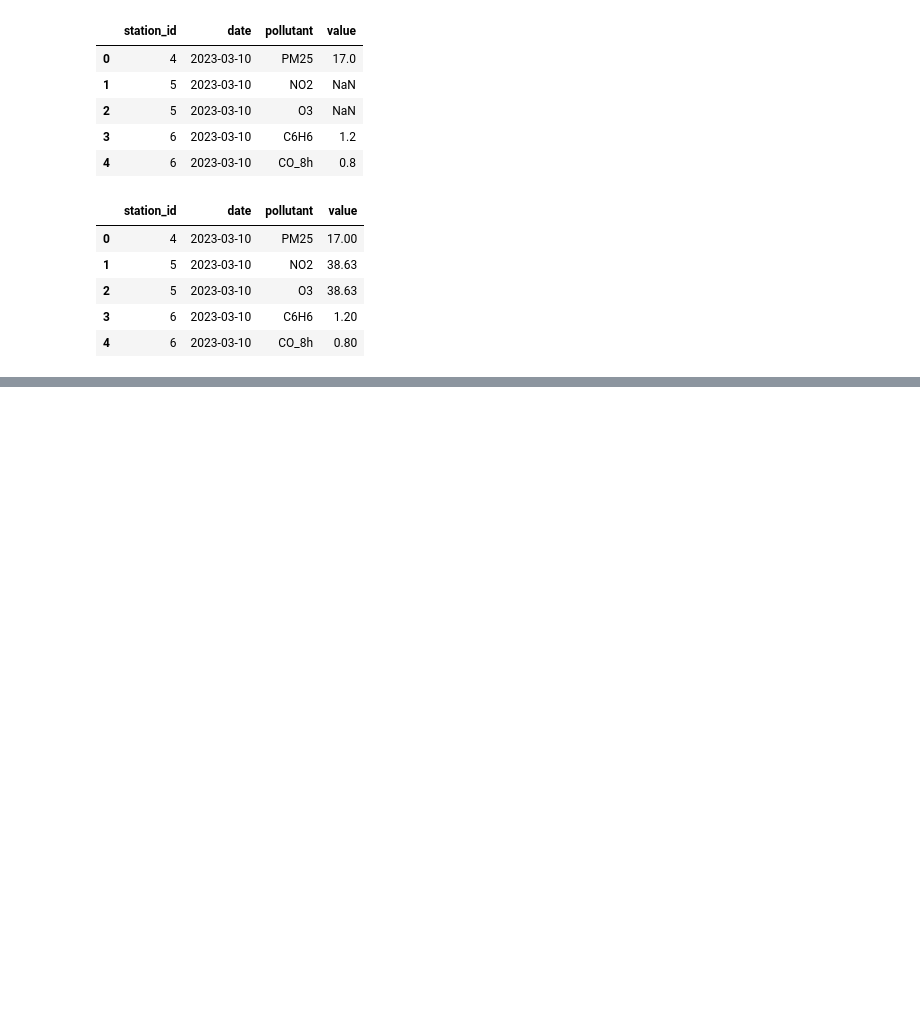
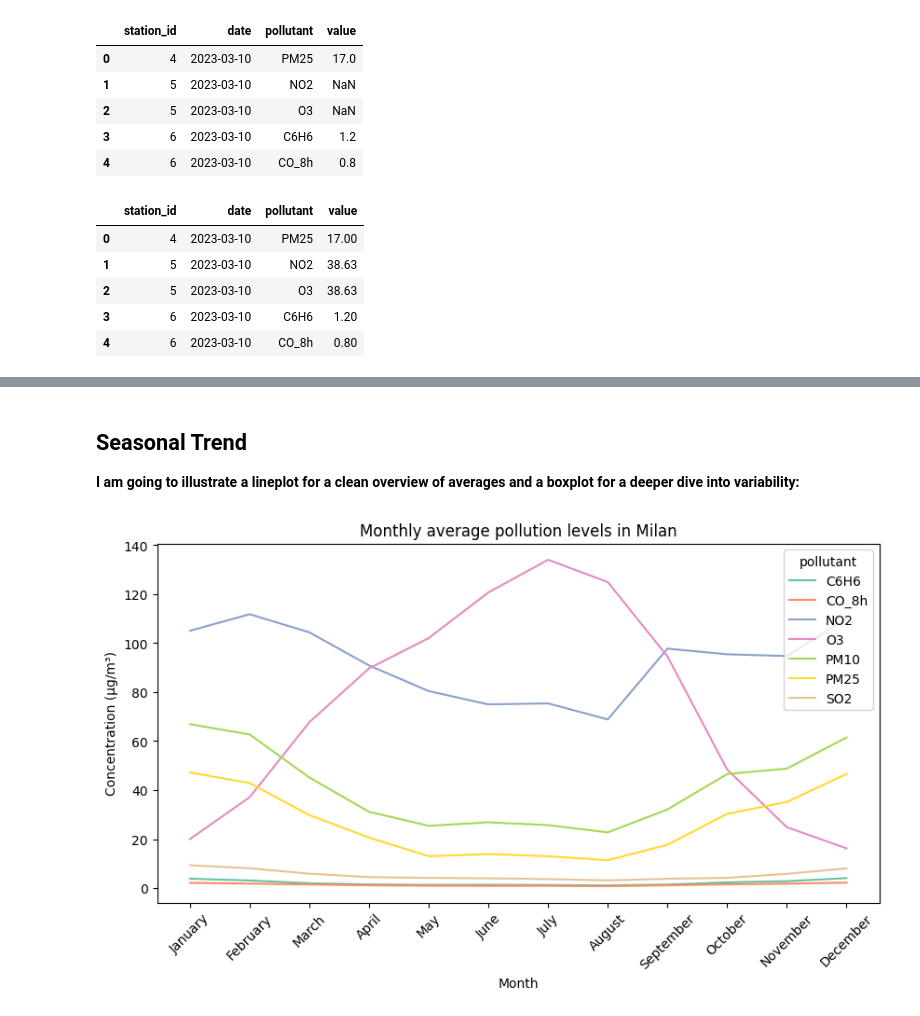
Before and after one commit to saniavill/milan-air-pollution, a Jupyter notebook: Milan Air Analysis.ipynb, the cells around one changed output, grey strips where cells are left out. Saved outputs shown, nothing was run; the diff lists cells and outputs as text; code cells hidden in the pictures; blank space fills up the shorter version.

Commit message:
adding seasonal analysis

```diff
--- a/Milan Air Analysis.ipynb
+++ b/Milan Air Analysis.ipynb
@@ -147,0 +129,18 @@ Milan’s air quality is strongly influenced by weekday human activity. Traffic
+# %% [markdown]
+## Seasonal Trend
+**I am going to illustrate a lineplot for a clean overview of averages and a boxplot for a deeper dive into variability:**
+# %%
+milan['month'] = milan['date'].dt.month_name()
+month_order = ['January', 'February', 'March', 'April', 'May', 'June',
+               'July', 'August', 'September', 'October', 'November', 'December']
+milan['month'] = pd.Categorical(milan['month'], categories=month_order)
+monthavg = milan.groupby(['month', 'pollutant'], observed=True)['value'].mean().reset_index()
+plt.figure(figsize=(10, 5))
+sns.lineplot(data=monthavg, x='month', y='value', hue='pollutant')
+plt.title("Monthly average pollution levels in Milan")
+plt.xlabel("Month")
+plt.xticks(rotation=45)
+plt.ylabel("Concentration (µg/m³)")
+plt.show()
+# %% [output]
+[figure, added]
```
Also changed, not shown: parts of 8 cells of this notebook.
